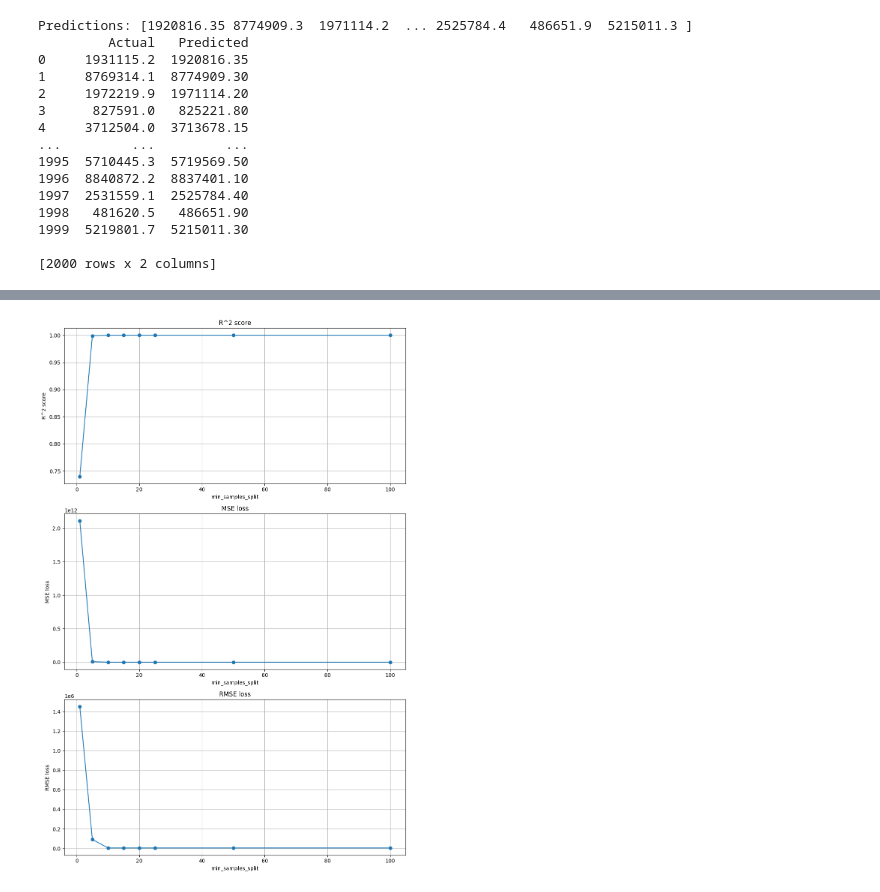
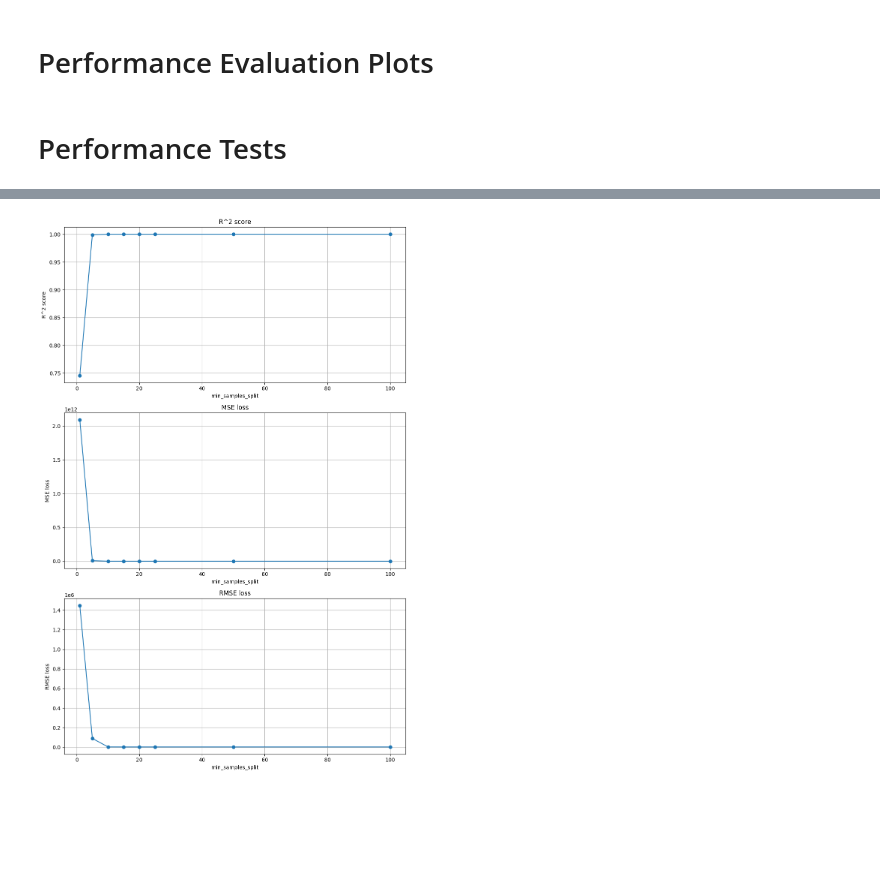
Before and after one commit to Kutyl87/RegressionTreeRoulette, a Jupyter notebook: src/housepriceModel.ipynb, the cells around one changed output, grey strips where cells are left out. Cells and saved outputs as stored; diff of their text form; code cells hidden in the pictures; blank space fills up the shorter version.

```diff
--- a/src/housepriceModel.ipynb
+++ b/src/housepriceModel.ipynb
@@ -97,40 +85,8 @@ class CustomDecisionTreeRegressor:
             return self._predict_tree(x, node.left)
         else:
             return self._predict_tree(x, node.right)
-
-
-
-
-X_train = np.array([[1,11], [2,12], [3,13], [4,14], [5,15]])
-y_train = np.array([2, 3, 4, 5, 5])
-X_test = np.array([[2.5], [3.5]])
-
-
-tree = CustomDecisionTreeRegressor(max_depth=100000, min_samples_split=1, min_samples=1)
-tree.fit(X_train_array, y_train_array)
-
-
-predictions = tree.predict(X_test_array)
-print("Predictions:", predictions)
-
-results = pd.DataFrame({'Actual': y_test_array, 'Predicted': predictions})
-print(results)
-# %% [output]
-Predictions: [1920816.35 8774909.3  1971114.2  ... 2525784.4   486651.9  5215011.3 ]
-         Actual   Predicted
-0     1931115.2  1920816.35
-1     8769314.1  8774909.30
-2     1972219.9  1971114.20
-3      827591.0   825221.80
-4     3712504.0  3713678.15
-...         ...         ...
-1995  5710445.3  5719569.50
-1996  8840872.2  8837401.10
-1997  2531559.1  2525784.40
-1998   481620.5   486651.90
-1999  5219801.7  5215011.30
-
-[2000 rows x 2 columns]
+# %% [markdown]
+# Performance Evaluation Plots
 # %%
 def create_plots(min_samples_split_list, r2_scores, mse_losses, rmse_losses):
 
@@ -152,6 +108,8 @@ def create_plots(min_samples_split_list, r2_scores, mse_losses, rmse_losses):
     axs[2].grid(True)
     plt.tight_layout()
     plt.show()
+# %% [markdown]
+# Performance Tests
 # %%
 max_depth_list = [1, 5, 10, 15, 20, 25,  50, 100]
 # %%
@@ -161,16 +119,13 @@ r2_scores = []
 mse_losses = []
 rmse_losses = []
 for max_depth1 in max_depth_list:
-
-
-
     print(f"=======MAX DEPTH = {max_depth1}======")
     tree = CustomDecisionTreeRegressor(max_depth=max_depth1, min_samples_split=10, min_samples=5)
     tree.fit(X_train_array, y_train_array)
-    y_pred = tree.predict(X_test_array)
-    score = r2_score(y_test_array, y_pred)
-    mse = mse_loss(y_test_array, y_pred)
-    rmse = rmse_loss(y_test_array, y_pred)
+    y_pred = tree.predict(X_train_array)
+    score = r2_score(y_train_array, y_pred)
+    mse = mse_loss(y_train_array, y_pred)
+    rmse = rmse_loss(y_train_array, y_pred)
     print(f"R^2 score: {score:.9f}")
     print(f"MSE loss: {mse}")
     print(f"RMSE loss: {rmse}")
@@ -214,4 +169,4 @@ RMSE loss: 5037.560412289879
-[figure, old version]
+[figure, new version]
 # %%
 min_samples_split_list = [2, 5, 10, 15, 25, 50, 100]
 # %%
```
Also changed, not shown: parts of 14 cells of this notebook, 1 other file.
